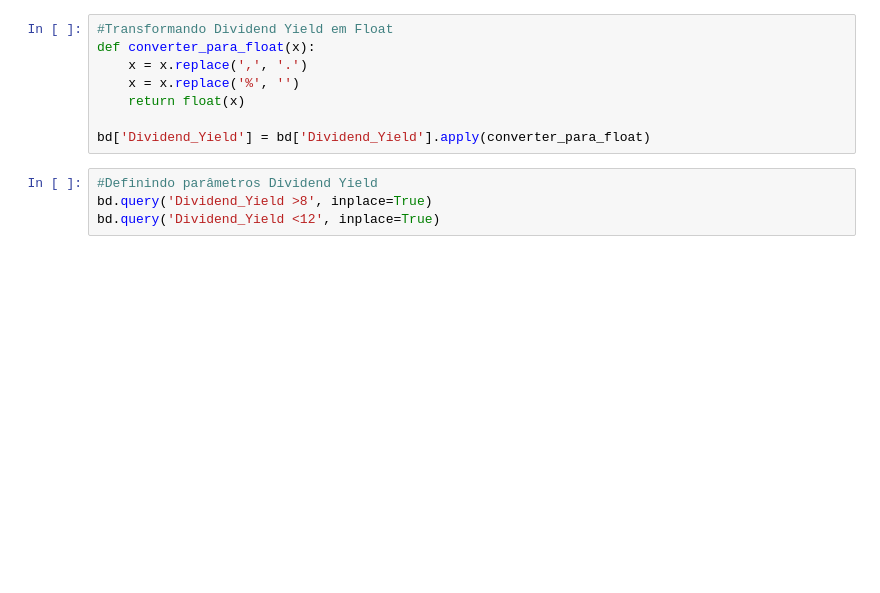
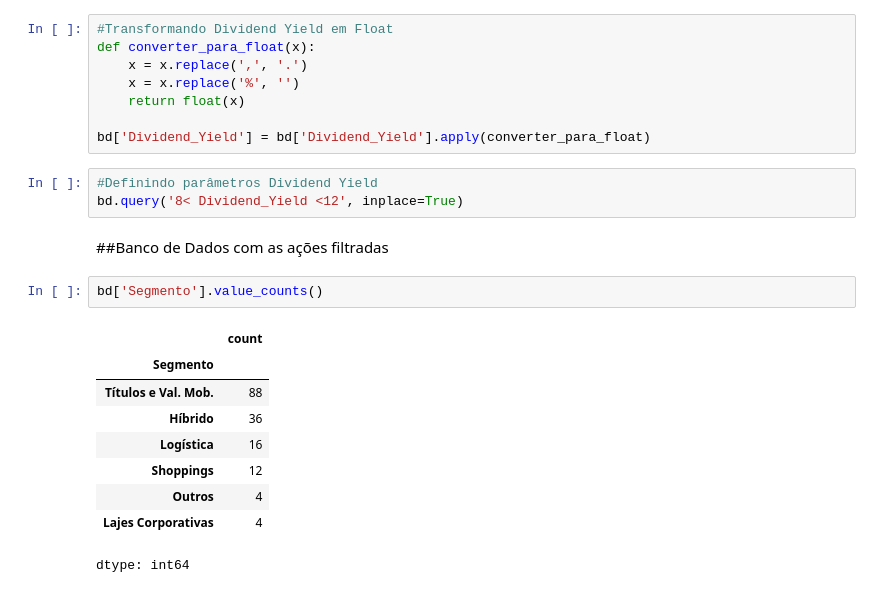
Before and after one commit to gabriel-reis12/Web-Scraping, a Jupyter notebook: FII.ipynb, the cells around one changed output. Drawn from its saved outputs; the diff is of its cells as text; blank space fills up the shorter version.

```diff
--- a/FII.ipynb
+++ b/FII.ipynb
@@ -99,8 +158,21 @@ def converter_para_float(x):
 bd['Dividend_Yield'] = bd['Dividend_Yield'].apply(converter_para_float)
 # %%
 #Definindo parâmetros Dividend Yield
-bd.query('Dividend_Yield >8', inplace=True)
-bd.query('Dividend_Yield <12', inplace=True)
+bd.query('8< Dividend_Yield <12', inplace=True)
+# %% [markdown]
+##Banco de Dados com as ações filtradas
+# %%
+bd['Segmento'].value_counts()
+# %% [output]
+|  | count |
+| Segmento |  |
+| Títulos e Val. Mob. | 88 |
+| Híbrido | 36 |
+| Logística | 16 |
+| Shoppings | 12 |
+| Outros | 4 |
+| Lajes Corporativas | 4 |
+dtype: int64
 # %%
 bd
 # %% [output]
```
Also changed, not shown: parts of 14 cells of this notebook.
